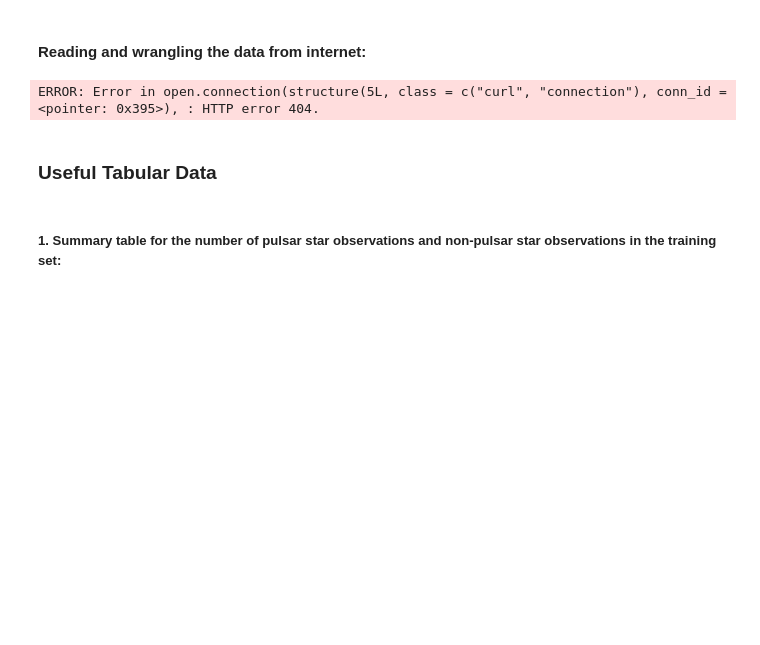
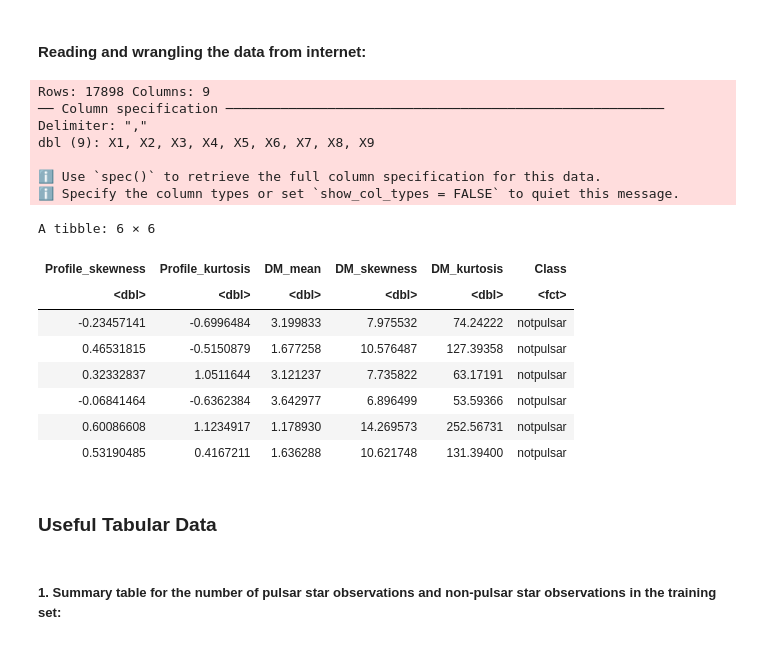
Before and after one commit to AkmDgreat/pulsar-classification-kNN, a Jupyter notebook: project.ipynb, the cells around one changed output. Saved outputs shown, nothing was run; the diff lists cells and outputs as text; code cells hidden in the pictures; blank space fills up the shorter version.

```diff
--- a/project.ipynb
+++ b/project.ipynb
@@ -26,35 +44,50 @@ set.seed(100)
 # %%
 # Since the initial data file is in a zip folder, we created a new repository on github, and
 # utilized the raw link to demonstrate that the data can be read from the web
 
 ## !!! CHANGE THIS  ERROR 404!!!
- pulsar_df <- read_csv("https://raw.githubusercontent.com/MichaelZhang33/HTRU2.csv/main/HTRU_2.arff",
+ pulsar_df <- read_csv("https://raw.githubusercontent.com/MichaelZhang33/HTRU21.csv/main/HTRU_2.arff",
                        skip = 11, col_names = FALSE) |>
      rename("Profile_mean" = X1,
         "Profile_stdev" = X2,
         "Profile_skewness" = X3,
         "Profile_kurtosis" = X4,
         "DM_mean" = X5,
         "DM_stdev" = X6,
         "DM_skewness" = X7,
         "DM_kurtosis" = X8,
         "class" = X9) |>
 
 # Further wrangling and cleaning the data
 
     mutate(class = as_factor(class)) |>
     mutate(Class = fct_recode(class, "notpulsar" = "0", "pulsar" = "1")) |>
     select(-Profile_mean, -Profile_stdev, -DM_stdev, -class)
 
 head(pulsar_df)
 
 
 # Splitting the dataset into a training and testing set
 pulsar_split <- initial_split(pulsar_df, prop = 0.75, strata = Class)
 pulsar_train <- training(pulsar_split)
 pulsar_test <- testing(pulsar_split)
 # %% [output]
-ERROR: Error in open.connection(structure(5L, class = c("curl", "connection"), conn_id = <pointer: 0x395>), : HTTP error 404.
+Rows: 17898 Columns: 9
+── Column specification ────────────────────────────────────────────────────────
+Delimiter: ","
+dbl (9): X1, X2, X3, X4, X5, X6, X7, X8, X9
+
+ℹ Use `spec()` to retrieve the full column specification for this data.
+ℹ Specify the column types or set `show_col_types = FALSE` to quiet this message.
+A tibble: 6 × 6
+| Profile_skewness | Profile_kurtosis | DM_mean | DM_skewness | DM_kurtosis | Class |
+| <dbl> | <dbl> | <dbl> | <dbl> | <dbl> | <fct> |
+| -0.23457141 | -0.6996484 | 3.199833 | 7.975532 | 74.24222 | notpulsar |
+| 0.46531815 | -0.5150879 | 1.677258 | 10.576487 | 127.39358 | notpulsar |
+| 0.32332837 | 1.0511644 | 3.121237 | 7.735822 | 63.17191 | notpulsar |
+| -0.06841464 | -0.6362384 | 3.642977 | 6.896499 | 53.59366 | notpulsar |
+| 0.60086608 | 1.1234917 | 1.178930 | 14.269573 | 252.56731 | notpulsar |
+| 0.53190485 | 0.4167211 | 1.636288 | 10.621748 | 131.39400 | notpulsar |
 # %% [markdown]
 ### Useful Tabular Data
 # %% [markdown]
```
Also changed, not shown: parts of 1 cell of this notebook.
